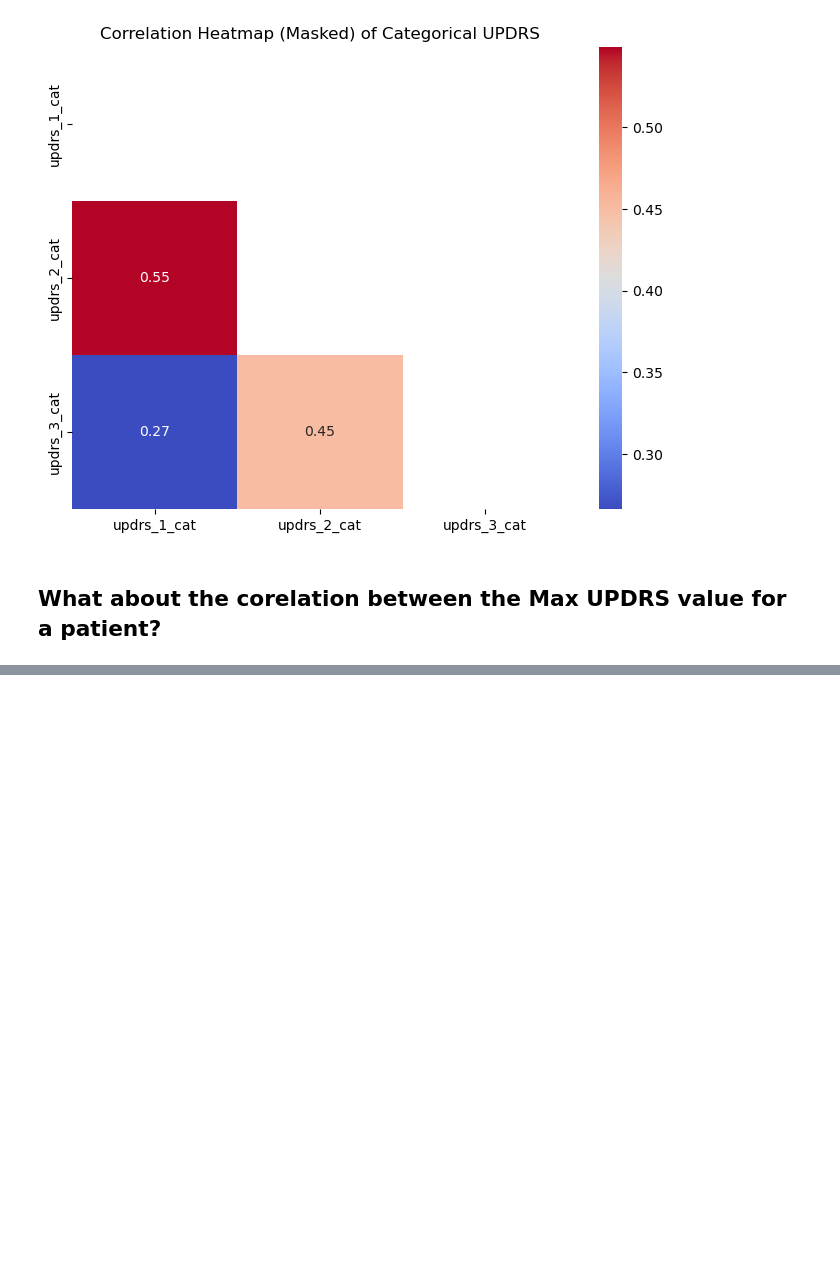
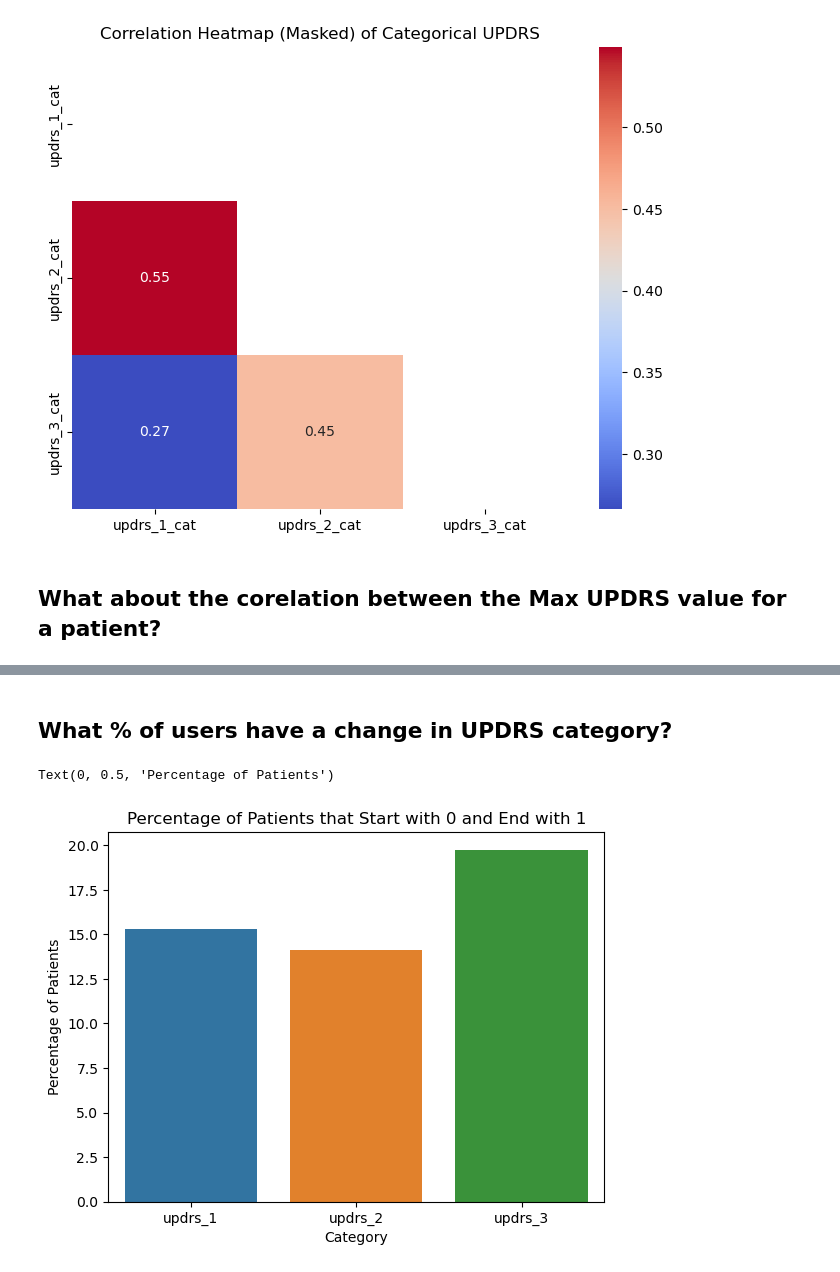
Before and after one commit to dagartga/Boosted-Models-for-Parkinsons-Prediction, a Jupyter notebook: parkinsons_1/notebooks/Raw_Data_EDA.ipynb, the cells around one changed output, grey strips where cells are left out. Drawn from its saved outputs; the diff is of its cells as text; code cells hidden in the pictures; blank space fills up the shorter version.

```diff
--- a/parkinsons_1/notebooks/Raw_Data_EDA.ipynb
+++ b/parkinsons_1/notebooks/Raw_Data_EDA.ipynb
@@ -184,0 +185,2 @@ plt.show()
+# %% [markdown]
+## What % of users have a change in UPDRS category?
@@ -184,0 +231,9 @@ plt.show()
+# %%
+# plot the percentage of patients that start with 0 and end with 1 for each updrs
+sns.barplot(x=['updrs_1', 'updrs_2', 'updrs_3'], y=[updrs1_start0_end1, updrs2_start0_end1, updrs3_start0_end1])
+plt.title('Percentage of Patients that Start with 0 and End with 1')
+plt.xlabel('Category')
+plt.ylabel('Percentage of Patients')
+# %% [output]
+Text(0, 0.5, 'Percentage of Patients')
+[figure, added]
```
Also changed, not shown: parts of 10 cells of this notebook.
